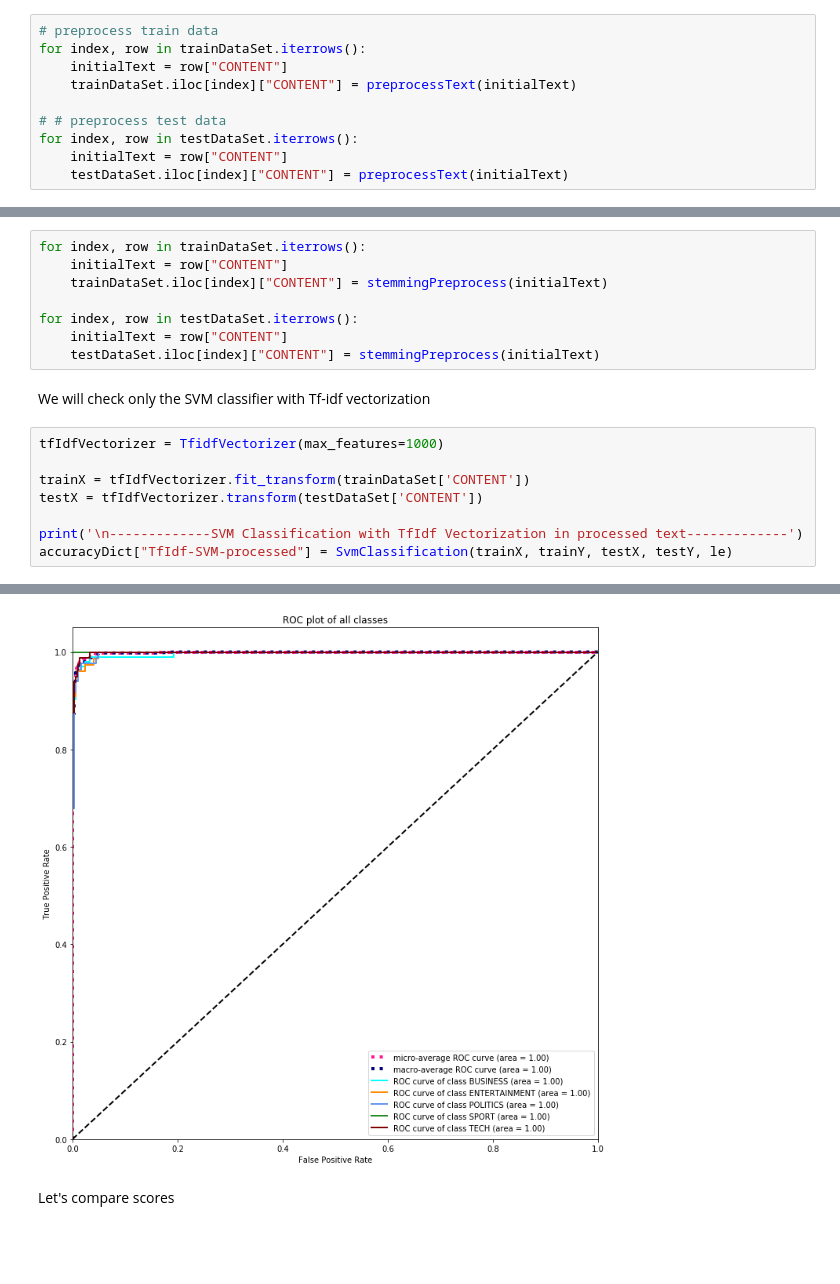
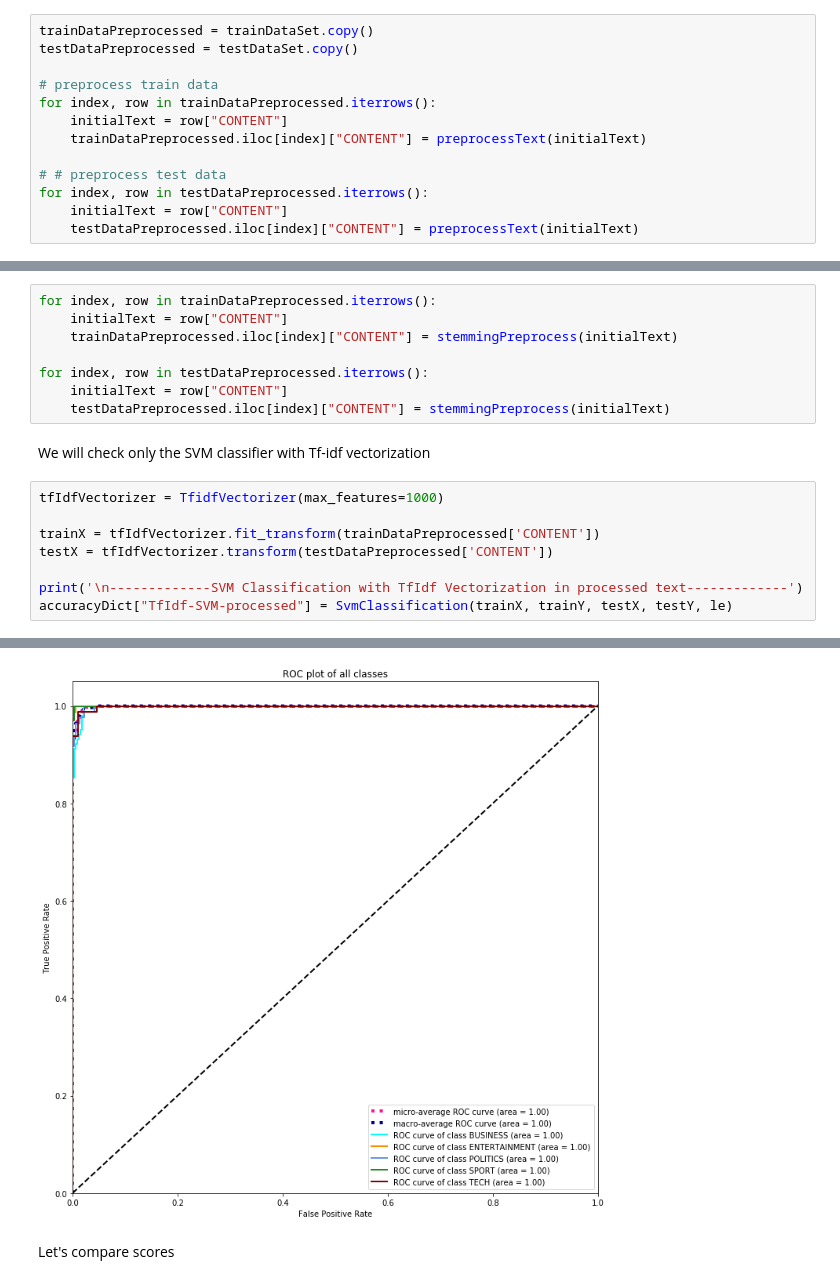
Before and after one commit to PanosEvange/DataMiningProj2_2020, a Jupyter notebook: sdi1500039.ipynb, the cells around one changed output, grey strips where cells are left out. Drawn from its saved outputs; the diff is of its cells as text; blank space fills up the shorter version.

Commit message:
compare data classifiaction with and without text preprocessing for max_features=100

```diff
--- a/sdi1500039.ipynb
+++ b/sdi1500039.ipynb
@@ -606,32 +606,35 @@ def stemmingPreprocess(initText):
 # %% [markdown]
 Let's do some preprocessing for train and test data
 # %%
+trainDataPreprocessed = trainDataSet.copy()
+testDataPreprocessed = testDataSet.copy()
+
 # preprocess train data
-for index, row in trainDataSet.iterrows():
+for index, row in trainDataPreprocessed.iterrows():
     initialText = row["CONTENT"]
-    trainDataSet.iloc[index]["CONTENT"] = preprocessText(initialText)
+    trainDataPreprocessed.iloc[index]["CONTENT"] = preprocessText(initialText)
 
 # # preprocess test data
-for index, row in testDataSet.iterrows():
+for index, row in testDataPreprocessed.iterrows():
     initialText = row["CONTENT"]
-    testDataSet.iloc[index]["CONTENT"] = preprocessText(initialText)
+    testDataPreprocessed.iloc[index]["CONTENT"] = preprocessText(initialText)
 # %% [markdown]
 Let's do stemming
 # %%
-for index, row in trainDataSet.iterrows():
+for index, row in trainDataPreprocessed.iterrows():
     initialText = row["CONTENT"]
-    trainDataSet.iloc[index]["CONTENT"] = stemmingPreprocess(initialText)
+    trainDataPreprocessed.iloc[index]["CONTENT"] = stemmingPreprocess(initialText)
 
-for index, row in testDataSet.iterrows():
+for index, row in testDataPreprocessed.iterrows():
     initialText = row["CONTENT"]
-    testDataSet.iloc[index]["CONTENT"] = stemmingPreprocess(initialText)
+    testDataPreprocessed.iloc[index]["CONTENT"] = stemmingPreprocess(initialText)
 # %% [markdown]
 We will check only the SVM classifier with Tf-idf vectorization
 # %%
 tfIdfVectorizer = TfidfVectorizer(max_features=1000)
 
-trainX = tfIdfVectorizer.fit_transform(trainDataSet['CONTENT'])
-testX = tfIdfVectorizer.transform(testDataSet['CONTENT'])
+trainX = tfIdfVectorizer.fit_transform(trainDataPreprocessed['CONTENT'])
+testX = tfIdfVectorizer.transform(testDataPreprocessed['CONTENT'])
 
 print('\n-------------SVM Classification with TfIdf Vectorization in processed text-------------')
 accuracyDict["TfIdf-SVM-processed"] = SvmClassification(trainX, trainY, testX, testY, le)
@@ -653,7 +656,7 @@ ENTERTAINMENT       0.97      0.94      0.95        77
 
 
 ----ROC plot for predictions on test dataset----
-[figure, old version]
+[figure, new version]
 # %% [markdown]
 Let's compare scores
 # %%
```
Also changed, not shown: parts of 17 cells of this notebook, 2 other files.
